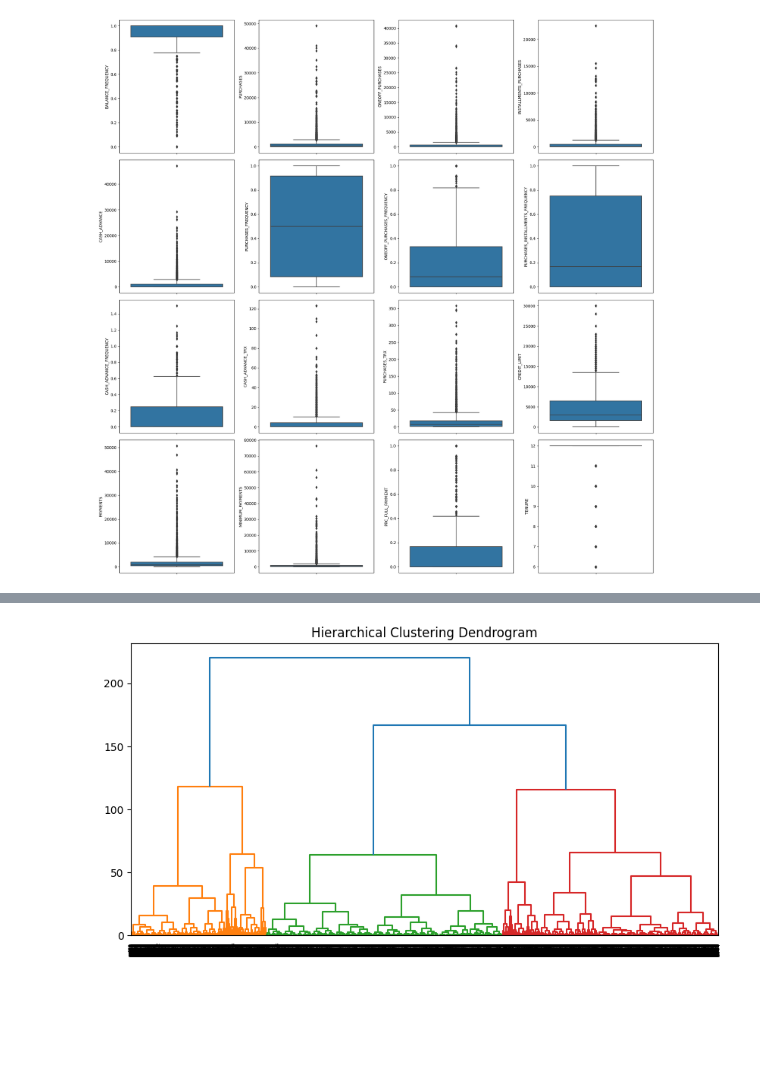
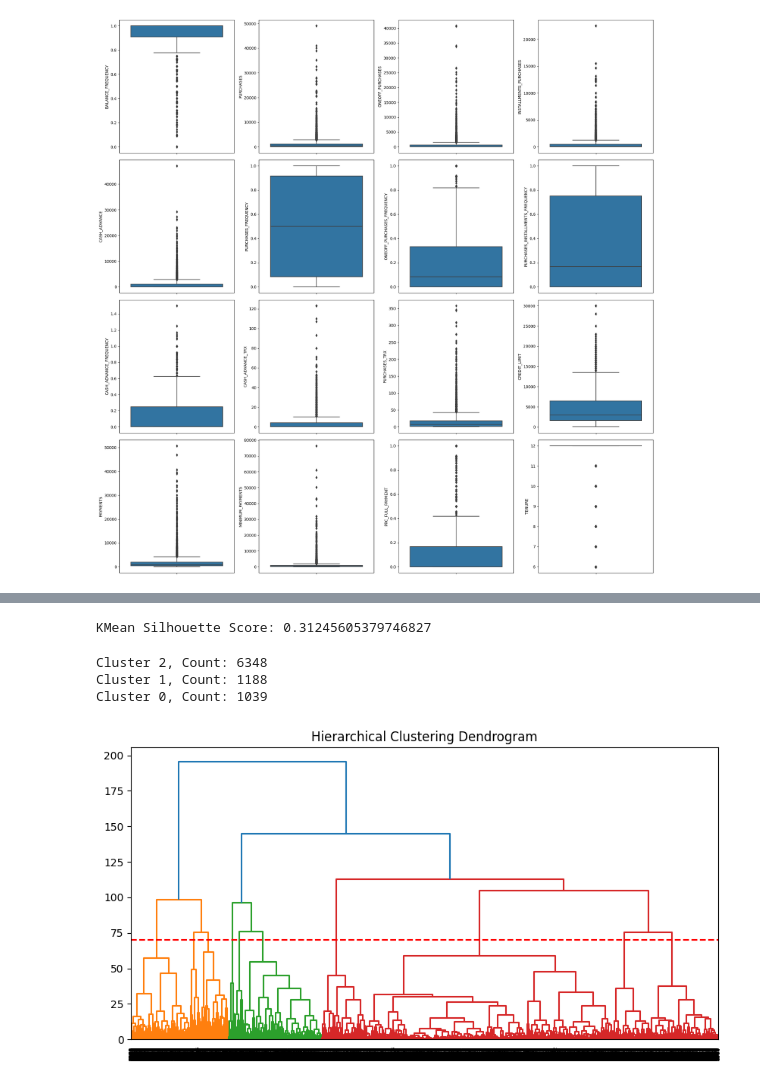
Before and after one commit to CDN0116/schulich-repo, a Jupyter notebook: Dini Cai-Assignment02.ipynb, the cells around one changed output, grey strips where cells are left out. Cells and saved outputs as stored; diff of their text form; code cells hidden in the pictures; blank space fills up the shorter version.

```diff
--- a/Dini Cai-Assignment02.ipynb
+++ b/Dini Cai-Assignment02.ipynb
@@ -174,0 +183,5 @@ df.drop(MINIMUM_PAYMENTS_outliers,inplace=True)
+# %%
+df.drop('PURCHASES_FREQUENCY',axis=1, inplace=True)
+df.drop('CASH_ADVANCE_TRX',axis=1, inplace=True)
+df.drop('PURCHASES_INSTALLMENTS_FREQUENCY',axis=1, inplace=True)
+df.drop('CASH_ADVANCE_FREQUENCY',axis=1, inplace=True)
@@ -174,0 +219,5 @@ df.drop(MINIMUM_PAYMENTS_outliers,inplace=True)
+# %%
+for i in df.columns:
+    sns.histplot(data=df, x=i)
+    plt.title(f"Histogram on {i}")
+    plt.show()
@@ -195,5 +256,5 @@ pca_df = pd.DataFrame(data=principal_components, columns=[f'PC{i+1}' for i in ra
 # %%
-X = np.array(pca_df)
+X = np.array(scaled_df)
 # %%
 from sklearn.datasets import make_blobs
 from sklearn.cluster import KMeans
@@ -236,13 +316,37 @@ Silhouette Score: 0.35557102132849977
+# %%
+# Applying K-means with 8 clusters and k-mean++ initialization (i.e. the default parameter)
+kmeans = KMeans(n_clusters=3)
+kmeans.fit(X)
+labels_km = kmeans.labels_
+centers = kmeans.cluster_centers_
+
+# Silhouette Score
+sil_score = silhouette_score(X, labels_km)
+print(f"KMean Silhouette Score: {sil_score}")
+# %% [output]
+KMean Silhouette Score: 0.31245605379746827
+# %%
+# Count the number of samples in each cluster
+cluster_counts_km = Counter(labels_km)
+
+for label, count in cluster_counts_km.items():
+    print(f"Cluster {label}, Count: {count}")
+# %% [output]
+Cluster 2, Count: 6348
+Cluster 1, Count: 1188
+Cluster 0, Count: 1039
 # %%
+# Importing required libraries
 from scipy.cluster.hierarchy import dendrogram, linkage
 
 # Generate linkage matrix
 Z = linkage(X, method='ward')
 
 # Plot dendrogram
 plt.figure(figsize=(10, 5))
 dendrogram(Z)
 plt.title('Hierarchical Clustering Dendrogram')
+plt.axhline(y=70, color = 'red', linestyle = '--')
 plt.show()
 # %% [output]
-[figure, old version]
+[figure, new version]
```
Also changed, not shown: parts of 16 cells of this notebook.
